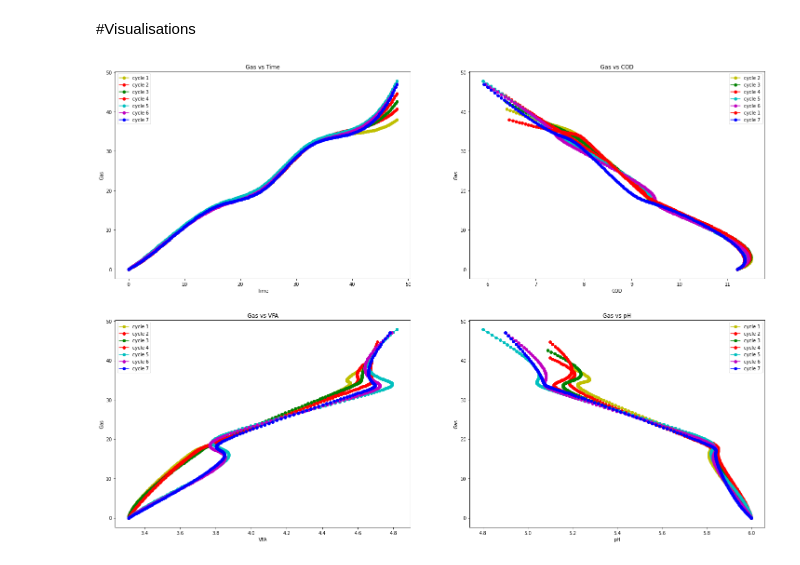
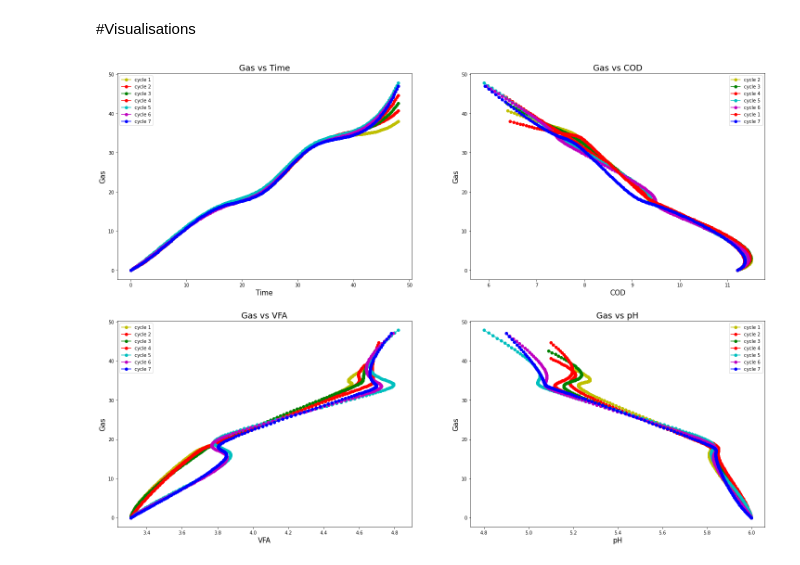
Before and after one commit to ayushranjan6456/HydrogenPrediction, a Jupyter notebook: Interpolation.ipynb, the cells around one changed output. Drawn from its saved outputs; the diff is of its cells as text; code cells hidden in the pictures.

```diff
--- a/Interpolation.ipynb
+++ b/Interpolation.ipynb
@@ -543,9 +543,9 @@ ax1.plot(x5_plot_time, y5_plot, c='c', marker="o", label='cycle 5')
 ax1.plot(x6_plot_time, y6_plot, c='m', marker="o", label='cycle 6')
 ax1.plot(x7_plot_time, y7_plot, c='b', marker="o", label='cycle 7')
 plt.legend(loc='upper left')
-plt.xlabel('Time')
-plt.ylabel('Gas')
-plt.title('Gas vs Time')
+plt.xlabel('Time', fontsize=15)
+plt.ylabel('Gas', fontsize=15)
+plt.title('Gas vs Time', fontsize=18)
 
 ax2 = fig.add_subplot(222)
 x1_plot_cod=new_cyc1['COD']
@@ -564,9 +564,9 @@ ax2.plot(x6_plot_cod, y6_plot, c='m', marker="o", label='cycle 6')
 ax2.plot(x1_plot_cod, y1_plot, c='r', marker="o", label='cycle 1')
 ax2.plot(x7_plot_cod, y7_plot, c='b', marker="o", label='cycle 7')
 plt.legend(loc='upper right')
-plt.xlabel('COD')
-plt.ylabel('Gas')
-plt.title('Gas vs COD')
+plt.xlabel('COD', fontsize=15)
+plt.ylabel('Gas', fontsize=15)
+plt.title('Gas vs COD', fontsize=18)
 
 ax3 = fig.add_subplot(223)
 x1_plot_vfa=new_cyc1['VFA']
@@ -579,37 +579,37 @@ x7_plot_vfa=new_cyc7['VFA']
 
 ax3.plot(x1_plot_vfa, y1_plot, c='y', marker="o", label='cycle 1')
 ax3.plot(x2_plot_vfa, y2_plot, c='r', marker="o", label='cycle 2')
 ax3.plot(x3_plot_vfa, y3_plot, c='g', marker="o", label='cycle 3')
 ax3.plot(x4_plot_vfa, y4_plot, c='r', marker="o", label='cycle 4')
 ax3.plot(x5_plot_vfa, y5_plot, c='c', marker="o", label='cycle 5')
 ax3.plot(x6_plot_vfa, y6_plot, c='m', marker="o", label='cycle 6')
 ax3.plot(x7_plot_vfa, y7_plot, c='b', marker="o", label='cycle 7')
 plt.legend(loc='upper left')
-plt.xlabel('VFA')
-plt.ylabel('Gas')
-plt.title('Gas vs VFA')
+plt.xlabel('VFA', fontsize=15)
+plt.ylabel('Gas', fontsize=15)
+plt.title('Gas vs VFA', fontsize=18)
 
 ax4 = fig.add_subplot(224)
 x1_plot_ph=new_cyc1['pH']
 x2_plot_ph=new_cyc2['pH']
 x3_plot_ph=new_cyc3['pH']
 x4_plot_ph=new_cyc4['pH']
 x5_plot_ph=new_cyc5['pH']
 x6_plot_ph=new_cyc6['pH']
 x7_plot_ph=new_cyc7['pH']
 
 ax4.plot(x1_plot_ph, y1_plot, c='y', marker="o", label='cycle 1')
 ax4.plot(x2_plot_ph, y2_plot, c='r', marker="o", label='cycle 2')
 ax4.plot(x3_plot_ph, y3_plot, c='g', marker="o", label='cycle 3')
 ax4.plot(x4_plot_ph, y4_plot, c='r', marker="o", label='cycle 4')
 ax4.plot(x5_plot_ph, y5_plot, c='c', marker="o", label='cycle 5')
 ax4.plot(x6_plot_ph, y6_plot, c='m', marker="o", label='cycle 6')
 ax4.plot(x7_plot_ph, y7_plot, c='b', marker="o", label='cycle 7')
 plt.legend(loc='upper right')
-plt.xlabel('pH')
-plt.ylabel('Gas')
-plt.title('Gas vs pH')
+plt.xlabel('pH', fontsize=15)
+plt.ylabel('Gas', fontsize=15)
+plt.title('Gas vs pH', fontsize=18)
 
 plt.show()
 # %% [output]
-[figure, old version]
+[figure, new version]
```
Also changed, not shown: parts of 1 cell of this notebook.
